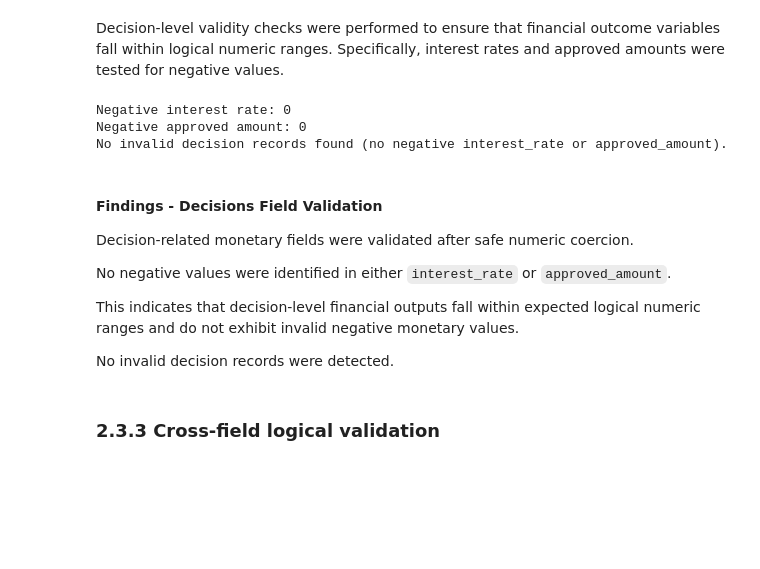
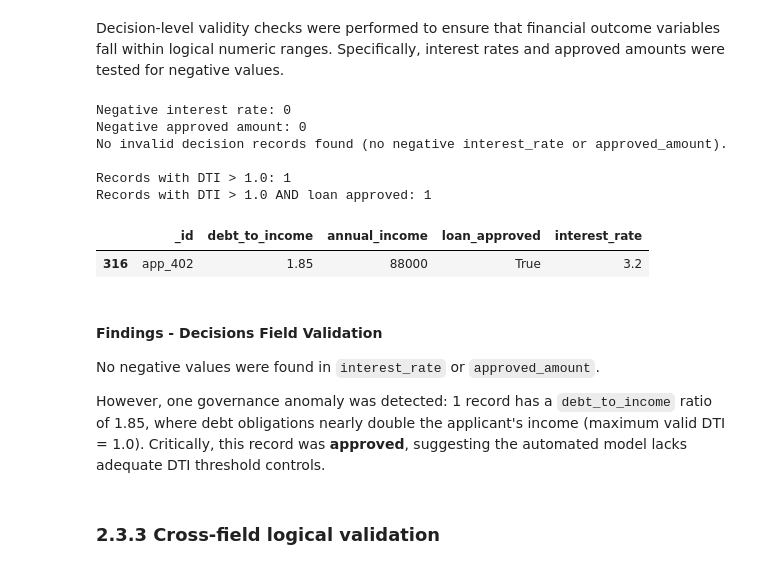
Before and after one commit to rafaelaacastro/dego_project_G4, a Jupyter notebook: notebooks/01-data-quality.ipynb, the cells around one changed output. Drawn from its saved outputs; the diff is of its cells as text; code cells hidden in the pictures; blank space fills up the shorter version.

```diff
--- a/notebooks/01-data-quality.ipynb
+++ b/notebooks/01-data-quality.ipynb
@@ -356,41 +355,58 @@ Decision-level validity checks were performed to ensure that financial outcome v
 # %%
 dec_val = decision_df.copy()
 dec_val["_id"] = df["_id"].values  # traceability
 
 # Ensure numeric conversion (safe coercion)
 dec_val["interest_rate"] = pd.to_numeric(dec_val["interest_rate"], errors="coerce")
 dec_val["approved_amount"] = pd.to_numeric(dec_val["approved_amount"], errors="coerce")
 
 # Validity checks
 neg_interest = dec_val["interest_rate"] < 0
 neg_amount = dec_val["approved_amount"] < 0
 
 print("Negative interest rate:", int(neg_interest.sum()))
 print("Negative approved amount:", int(neg_amount.sum()))
 
 # Evidence table (only invalid rows)
 evidence = dec_val[neg_interest | neg_amount][
     ["_id", "loan_approved", "interest_rate", "approved_amount", "rejection_reason"]
 ].sort_values("_id")
 
 if evidence.empty:
     print("No invalid decision records found (no negative interest_rate or approved_amount).")
 else:
     display(evidence.head(20))
+
+#  DTI > 1.0 cross-field governance check
+
+fin_dti = financials_df.copy()
+fin_dti["_id"] = df["_id"].values
+
+extreme_dti = fin_dti["debt_to_income"] > 1.0
+approved_mask = decision_df["loan_approved"] == True
+
+print("\nRecords with DTI > 1.0:", int(extreme_dti.sum()))
+print("Records with DTI > 1.0 AND loan approved:", int((extreme_dti & approved_mask).sum()))
+
+evidence_dti = fin_dti[extreme_dti][["_id", "debt_to_income", "annual_income"]].copy()
+evidence_dti["loan_approved"] = decision_df.loc[extreme_dti, "loan_approved"].values
+evidence_dti["interest_rate"] = decision_df.loc[extreme_dti, "interest_rate"].values
+display(evidence_dti.sort_values("_id"))
 # %% [output]
 Negative interest rate: 0
 Negative approved amount: 0
 No invalid decision records found (no negative interest_rate or approved_amount).
+
+Records with DTI > 1.0: 1
+Records with DTI > 1.0 AND loan approved: 1
+|  | _id | debt_to_income | annual_income | loan_approved | interest_rate |
+| 316 | app_402 | 1.85 | 88000 | True | 3.2 |
 # %% [markdown]
 #### Findings - Decisions Field Validation
 
-Decision-related monetary fields were validated after safe numeric coercion.
+No negative values were found in `interest_rate` or `approved_amount`.
 
-No negative values were identified in either `interest_rate` or `approved_amount`.
-
-This indicates that decision-level financial outputs fall within expected logical numeric ranges and do not exhibit invalid negative monetary values.
-
-No invalid decision records were detected.
+However, one governance anomaly was detected: 1 record has a `debt_to_income` ratio of 1.85, where debt obligations nearly double the applicant's income (maximum valid DTI = 1.0). Critically, this record was **approved**, suggesting the automated model lacks adequate DTI threshold controls.
 # %% [markdown]
 ### 2.3.3 Cross-field logical validation
 # %% [markdown]
```
Also changed, not shown: parts of 26 cells of this notebook.
